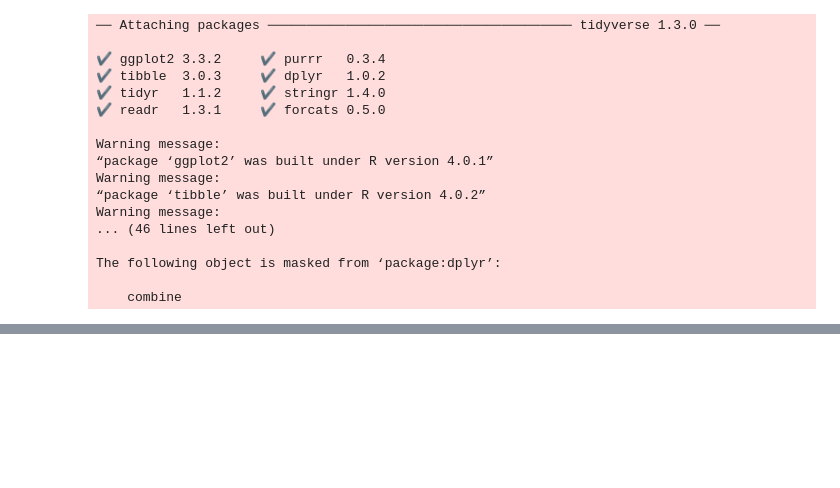
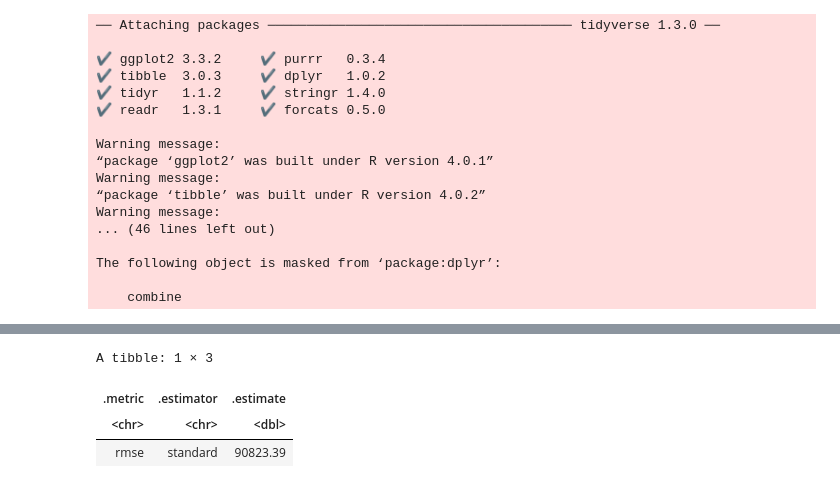
Before and after one commit to jerryyvn/DSCI-Group-11-Project, a Jupyter notebook: project_proposal.ipynb, the cells around one changed output, grey strips where cells are left out. Cells and saved outputs as stored; diff of their text form; code cells hidden in the pictures; blank space fills up the shorter version.

```diff
--- a/project_proposal.ipynb
+++ b/project_proposal.ipynb
@@ -198,0 +167,49 @@ proposal_plot_GDP_to_Covid_rates
+# %%
+set.seed(1234)
+
+# Creating a workflow with our recipe and spec model so we can use cross-validation to pick an optimal neighbor (k) value.
+covid_workflow = workflow() %>%
+            add_recipe(covid_recipe) %>%
+            add_model(covid_data_spec)
+
+covid_vfold = vfold_cv(covid_train, v = 5, strata = total_cases_per_million)
+# %%
+set.seed(5678)
+grid_vals = tibble(neighbors = seq(from = 1, to = 70))
+covid_result = covid_workflow %>%
+                tune_grid(resamples = covid_vfold, grid = grid_vals) %>%
+                collect_metrics()
+# %%
+set.seed(5679)
+
+k_min = covid_result %>%
+        filter(.metric == "rmse") %>%
+        arrange(mean) %>%
+        slice(1) %>% pull(1)
+
+# k_min
+# %%
+set.seed(1234)
+
+# We got our optimal k value, so we create a best spec with our new k.
+covid_best_spec = nearest_neighbor(weight_func = "rectangular", neighbors = k_min) %>%
+                    set_engine("kknn") %>%
+                    set_mode("regression")
+
+# Create a best fit workflow with our new spec and pass in the training data.
+covid_best_fit = workflow() %>%
+                    add_recipe(covid_recipe) %>%
+                    add_model(covid_best_spec) %>%
+                    fit(data = covid_train)
+
+covid_summary = covid_best_fit %>%
+                predict(covid_test) %>%
+                bind_cols(covid_test) %>%
+                metrics(truth = total_cases_per_million, estimate = .pred) %>%
+                filter(.metric == "rmse")
+covid_summary
+# %% [output]
+A tibble: 1 × 3
+| .metric | .estimator | .estimate |
+| <chr> | <chr> | <dbl> |
+| rmse | standard | 90823.39 |
```
Also changed, not shown: parts of 8 cells of this notebook.
